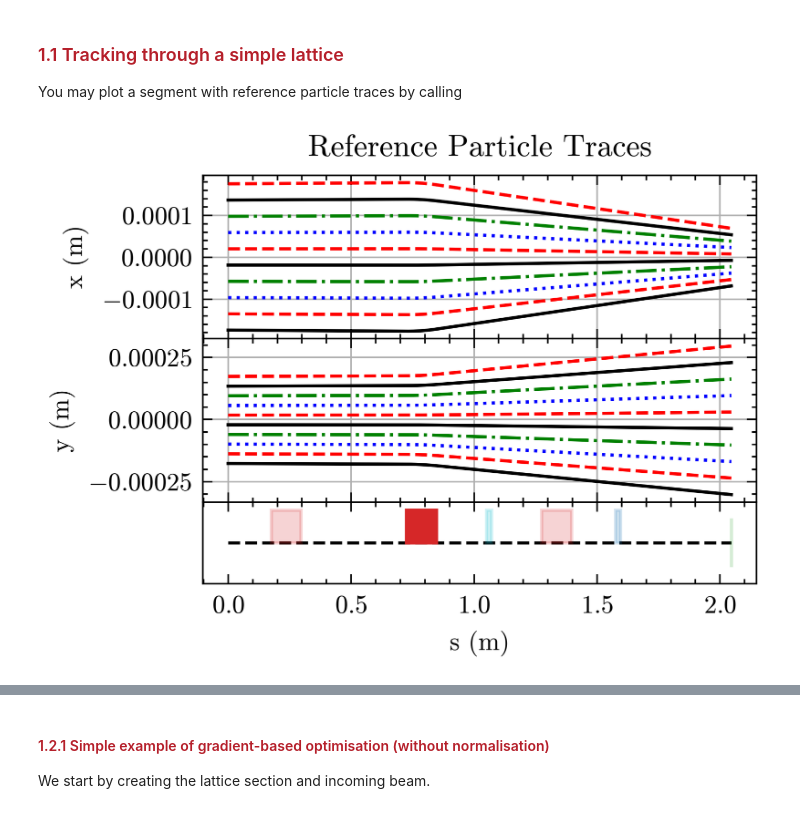
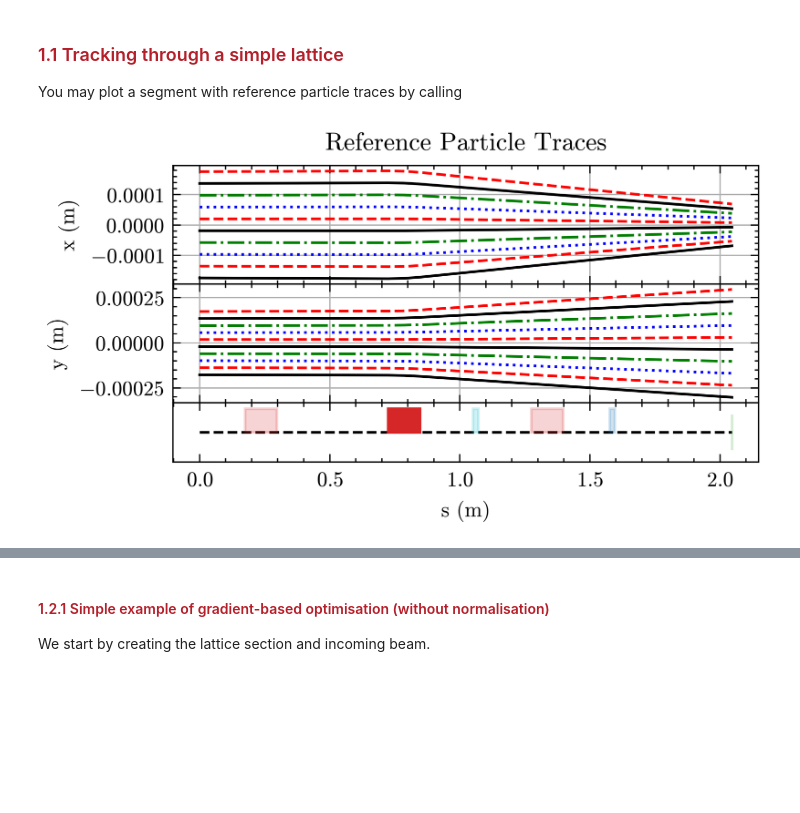
Before and after one commit to MALAPA-Collab/cheetah-tutorial-2025, a Jupyter notebook: tutorial.ipynb, the cells around one changed output, grey strips where cells are left out. Cells and saved outputs as stored; diff of their text form; code cells hidden in the pictures; blank space fills up the shorter version.

```diff
--- a/tutorial.ipynb
+++ b/tutorial.ipynb
@@ -264,9 +278,10 @@ outgoing_beam = ares_ea.track(incoming_beam)
 <h3 style="color: #b51f2a">1.1 Tracking through a simple lattice</h3>
 
 You may plot a segment with reference particle traces by calling
-# %%
-ares_ea.plot_overview(incoming=incoming_beam)
-# %% [output]
-[figure, removed]
+# %%
+fig = plt.figure(figsize=(4, 2.3))
+ares_ea.plot_overview(incoming=incoming_beam, fig=fig, resolution=0.1)
+# %% [output]
+[figure, added]
 # %% [markdown]
 <h3 style="color: #b51f2a">1.2 Gradient-based optimisation</h3>
```
Also changed, not shown: parts of 42 cells of this notebook, 3 other files.
